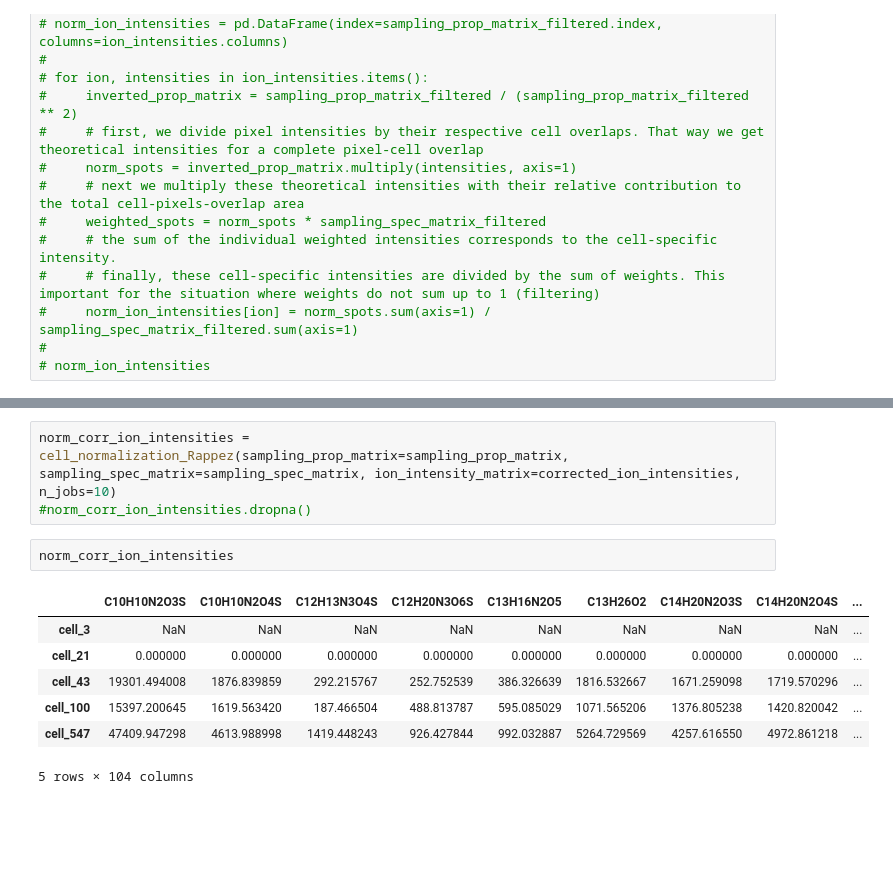
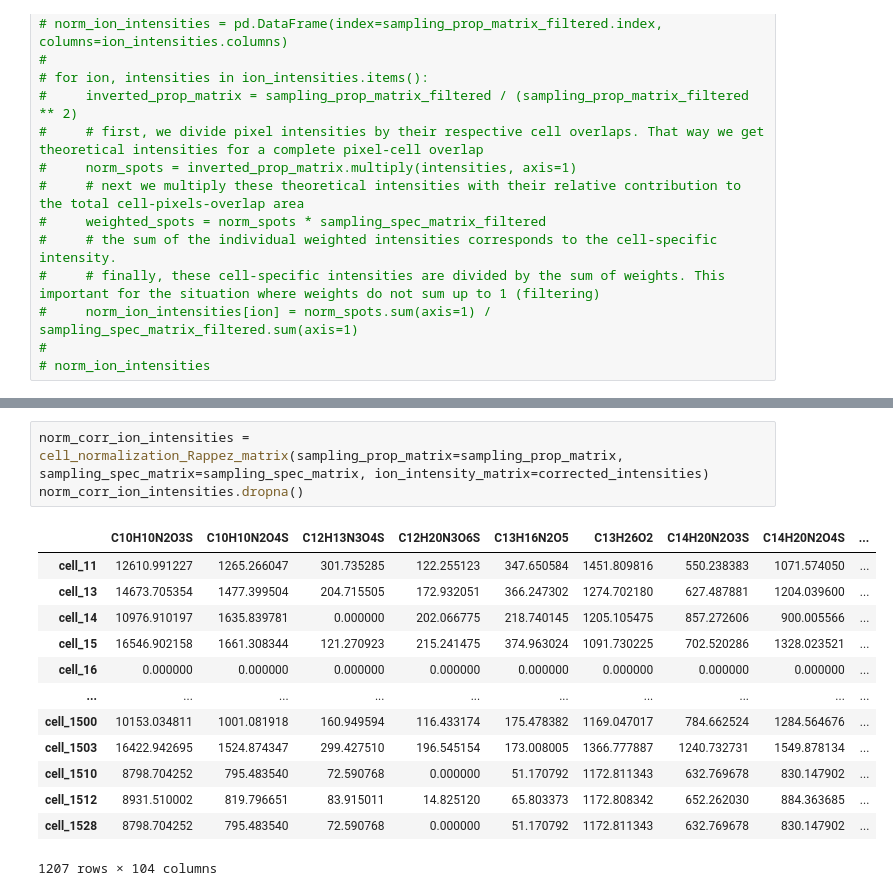
Before and after one commit to mariusrklein/FDA_project, a Jupyter notebook: ion_suppression_correction.ipynb, the cells around one changed output, grey strips where cells are left out. Drawn from its saved outputs; the diff is of its cells as text; blank space fills up the shorter version.

```diff
--- a/ion_suppression_correction.ipynb
+++ b/ion_suppression_correction.ipynb
@@ -333,13 +387,17 @@ log_log_regression_plot(corrected_intensities, molecule='C16H30O2')
 # %%
-norm_corr_ion_intensities = cell_normalization_Rappez(sampling_prop_matrix=sampling_prop_matrix, sampling_spec_matrix=sampling_spec_matrix, ion_intensity_matrix=corrected_ion_intensities, n_jobs=10)
-#norm_corr_ion_intensities.dropna()
+norm_corr_ion_intensities = cell_normalization_Rappez_matrix(sampling_prop_matrix=sampling_prop_matrix, sampling_spec_matrix=sampling_spec_matrix, ion_intensity_matrix=corrected_intensities)
+norm_corr_ion_intensities.dropna()
+# %% [output]
+|  | C10H10N2O3S | C10H10N2O4S | C12H13N3O4S | C12H20N3O6S | C13H16N2O5 | C13H26O2 | C14H20N2O3S | C14H20N2O4S | ... |
+| cell_11 | 12610.991227 | 1265.266047 | 301.735285 | 122.255123 | 347.650584 | 1451.809816 | 550.238383 | 1071.574050 | ... |
+| cell_13 | 14673.705354 | 1477.399504 | 204.715505 | 172.932051 | 366.247302 | 1274.702180 | 627.487881 | 1204.039600 | ... |
+| cell_14 | 10976.910197 | 1635.839781 | 0.000000 | 202.066775 | 218.740145 | 1205.105475 | 857.272606 | 900.005566 | ... |
+| cell_15 | 16546.902158 | 1661.308344 | 121.270923 | 215.241475 | 374.963024 | 1091.730225 | 702.520286 | 1328.023521 | ... |
+| cell_16 | 0.000000 | 0.000000 | 0.000000 | 0.000000 | 0.000000 | 0.000000 | 0.000000 | 0.000000 | ... |
+| ... | ... | ... | ... | ... | ... | ... | ... | ... | ... |
+| cell_1500 | 10153.034811 | 1001.081918 | 160.949594 | 116.433174 | 175.478382 | 1169.047017 | 784.662524 | 1284.564676 | ... |
+| cell_1503 | 16422.942695 | 1524.874347 | 299.427510 | 196.545154 | 173.008005 | 1366.777887 | 1240.732731 | 1549.878134 | ... |
+| cell_1510 | 8798.704252 | 795.483540 | 72.590768 | 0.000000 | 51.170792 | 1172.811343 | 632.769678 | 830.147902 | ... |
+| cell_1512 | 8931.510002 | 819.796651 | 83.915011 | 14.825120 | 65.803373 | 1172.808342 | 652.262030 | 884.363685 | ... |
+| cell_1528 | 8798.704252 | 795.483540 | 72.590768 | 0.000000 | 51.170792 | 1172.811343 | 632.769678 | 830.147902 | ... |
+1207 rows × 104 columns
-# %%
-norm_corr_ion_intensities
-# %% [output]
-|  | C10H10N2O3S | C10H10N2O4S | C12H13N3O4S | C12H20N3O6S | C13H16N2O5 | C13H26O2 | C14H20N2O3S | C14H20N2O4S | ... |
-| cell_3 | NaN | NaN | NaN | NaN | NaN | NaN | NaN | NaN | ... |
-| cell_21 | 0.000000 | 0.000000 | 0.000000 | 0.000000 | 0.000000 | 0.000000 | 0.000000 | 0.000000 | ... |
-| cell_43 | 19301.494008 | 1876.839859 | 292.215767 | 252.752539 | 386.326639 | 1816.532667 | 1671.259098 | 1719.570296 | ... |
-| cell_100 | 15397.200645 | 1619.563420 | 187.466504 | 488.813787 | 595.085029 | 1071.565206 | 1376.805238 | 1420.820042 | ... |
-| cell_547 | 47409.947298 | 4613.988998 | 1419.448243 | 926.427844 | 992.032887 | 5264.729569 | 4257.616550 | 4972.861218 | ... |
-5 rows × 104 columns
```
Also changed, not shown: parts of 23 cells of this notebook.
